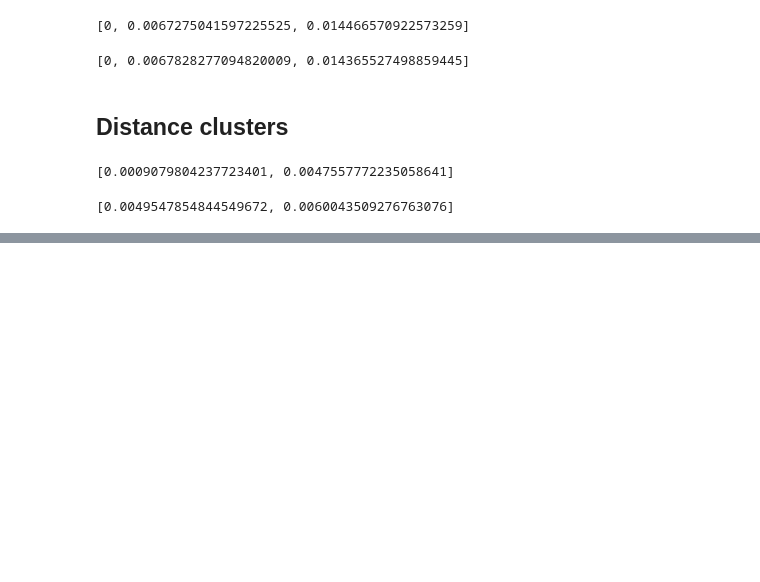
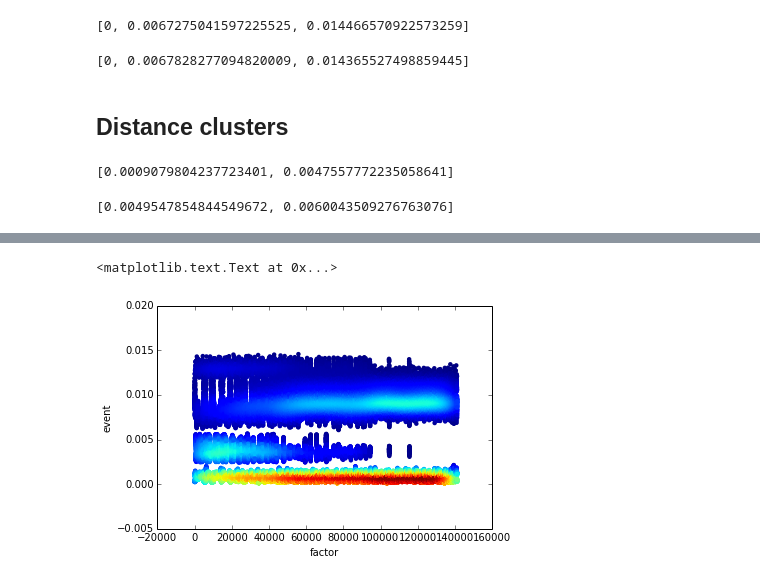
Before and after one commit to pranaykumarm/Collaborative-Filtering, a Jupyter notebook: Similarity-norm-synovlp1.ipynb, the cells around one changed output, grey strips where cells are left out. Saved outputs shown, nothing was run; the diff lists cells and outputs as text; code cells hidden in the pictures; blank space fills up the shorter version.

```diff
--- a/Similarity-synovlp-Copy0.ipynb
+++ b/Similarity-norm-synovlp1.ipynb
@@ -431,0 +457,16 @@ breaks(scores,3,1)
+# %%
+import numpy as np
+import matplotlib.pyplot as plt
+from scipy.stats import gaussian_kde
+
+# Calculate the point density
+xy = np.vstack([[i for i in xrange(len(marks))], marks])
+z = gaussian_kde(xy)(xy)
+
+fig, ax = plt.subplots()
+ax.scatter([i for i in xrange(len(marks))], marks, c=z, s=20, edgecolor='')
+plt.xlabel('factor')
+plt.ylabel('event')
+# %% [output]
+<matplotlib.text.Text at 0x...>
+[figure, added]
```
Also changed, not shown: parts of 7 cells of this notebook, 1 other file.
